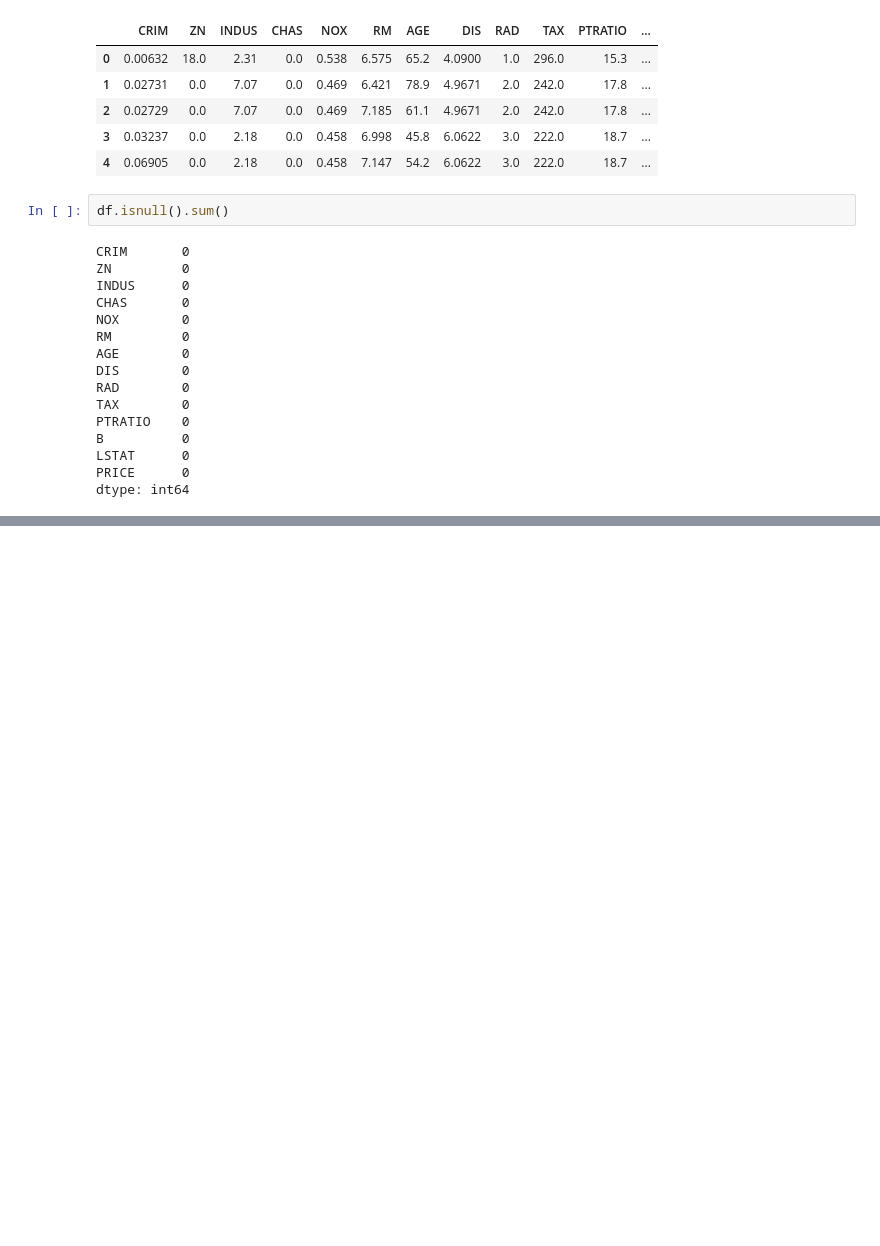
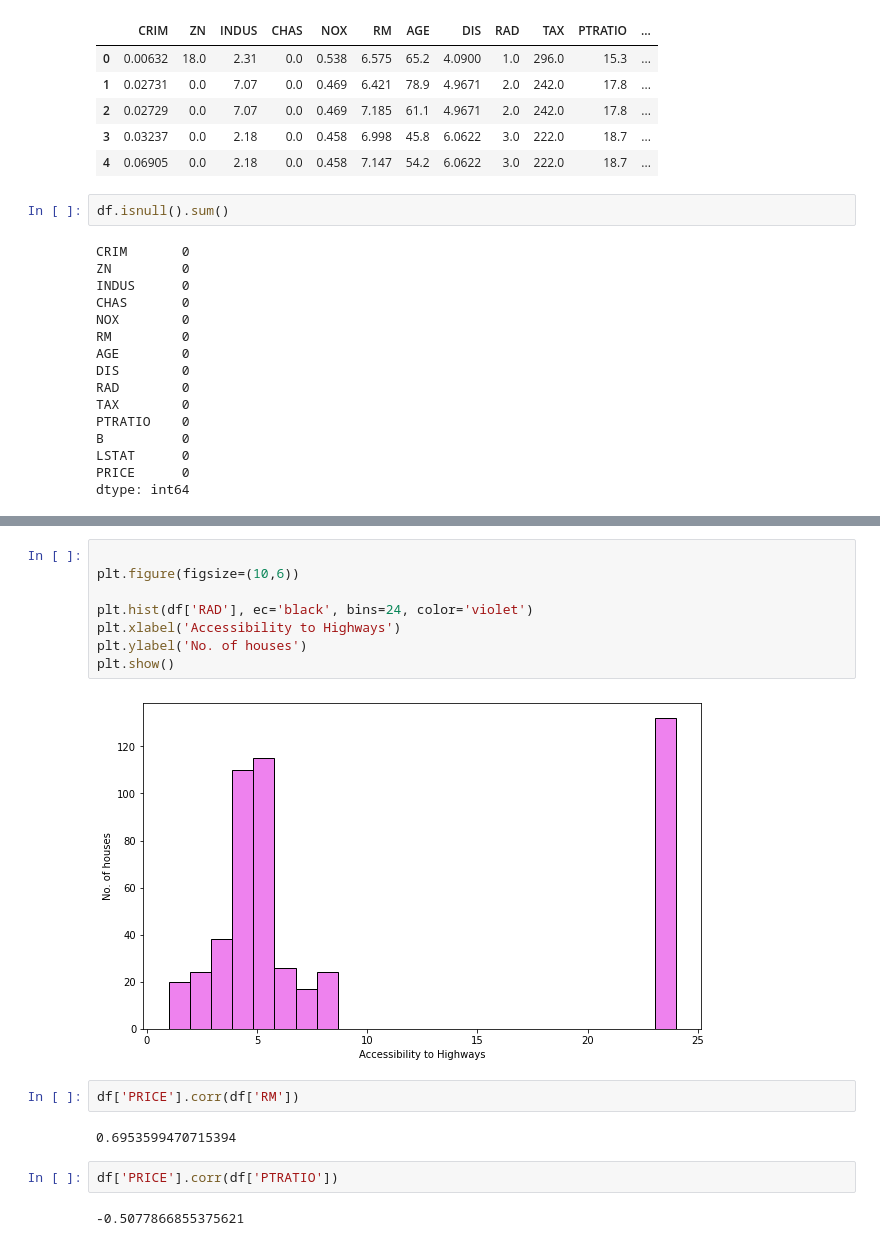
Before and after one commit to Shubhammer7/Boston-Housing-Prediciton, a Jupyter notebook: housing_prices_prediction.ipynb, the cells around one changed output, grey strips where cells are left out. Drawn from its saved outputs; the diff is of its cells as text; blank space fills up the shorter version.

```diff
--- a/housing_prices_prediction.ipynb
+++ b/housing_prices_prediction.ipynb
@@ -107,0 +147,18 @@ dtype: int64
+# %%
+
+plt.figure(figsize=(10,6))
+
+plt.hist(df['RAD'], ec='black', bins=24, color='violet')
+plt.xlabel('Accessibility to Highways')
+plt.ylabel('No. of houses')
+plt.show()
+# %% [output]
+[figure, added]
+# %%
+df['PRICE'].corr(df['RM'])
+# %% [output]
+0.6953599470715394
+# %%
+df['PRICE'].corr(df['PTRATIO'])
+# %% [output]
+-0.5077866855375621
```
Also changed, not shown: parts of 15 cells of this notebook.
